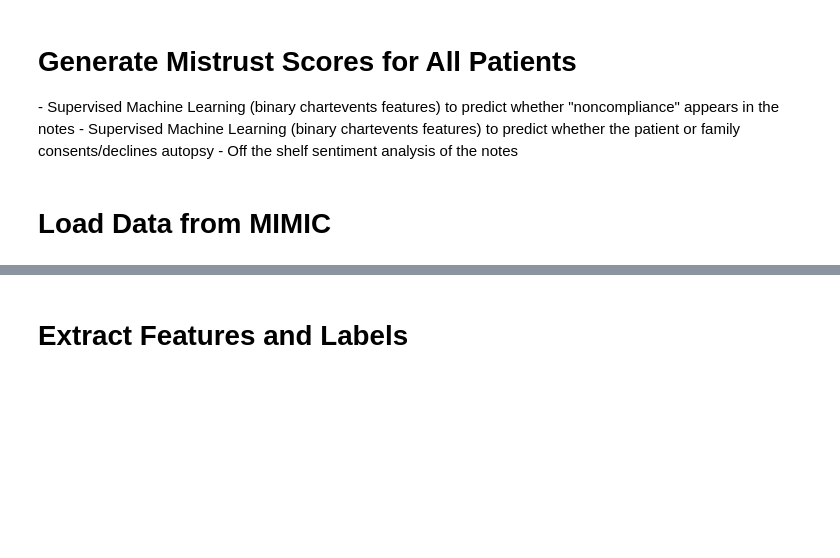
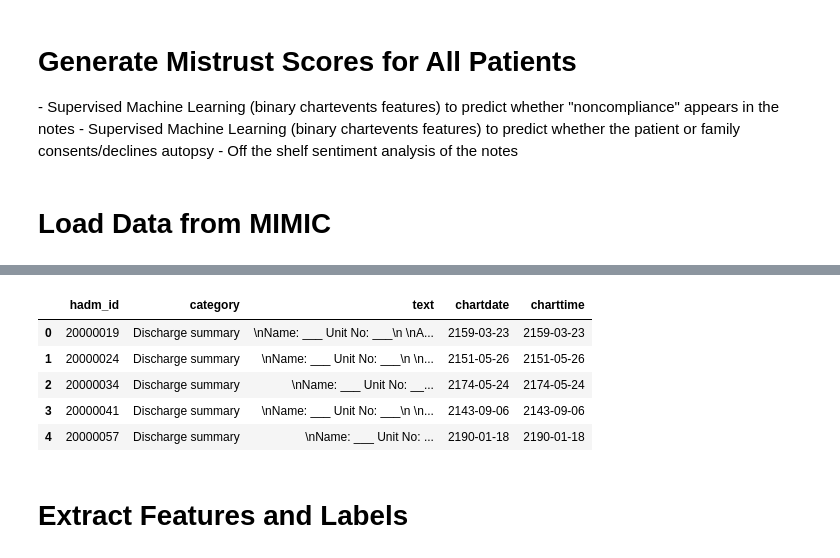
Before and after one commit to damphessian/eol-mistrust, a Jupyter notebook: code/trust.ipynb, the cells around one changed output, grey strips where cells are left out. Saved outputs shown, nothing was run; the diff lists cells and outputs as text; code cells hidden in the pictures; blank space fills up the shorter version.

```diff
--- a/code/trust.ipynb
+++ b/code/trust.ipynb
@@ -97,7 +97,7 @@ class LogisticRegression(_LR):
         )
 # %%
 # con = psycopg2.connect(dbname ='mimic', user='wboag', host="/var/run/postgresql")
-con = psycopg2.connect(dbname ='mimic', user='wboag', host="host.docker.internal", port="5432")
+con = psycopg2.connect(dbname='mimiciv', user='wboag', host="host.docker.internal", port="5432")
 cur = con.cursor()
 # %% [markdown]
 <h1>Load Data from MIMIC</h1>
@@ -187,13 +193,26 @@ print(strftime("%Y-%m-%d %H:%M:%S", gmtime()))
 print(strftime("%Y-%m-%d %H:%M:%S", gmtime()))
 notes_query = \
 """
-select distinct n.hadm_id,n.category,n.text,n.chartdate,n.charttime
-from mimiciii.noteevents n
-where iserror IS NULL --this is null in mimic 1.4, rather than empty space
-and hadm_id IS NOT NULL;
+select distinct
+    d.hadm_id,
+    'Discharge summary'::text as category,
+    d.text,
+    d.charttime::date as chartdate,
+    d.charttime
+from mimiciv_note.discharge d
+where d.hadm_id is not null
+union all
+select distinct
+    r.hadm_id,
+    'Radiology report'::text as category,
+    r.text,
+    r.charttime::date as chartdate,
+    r.charttime
+from mimiciv_note.radiology r
+where r.hadm_id is not null;
 """
 notes = pd.read_sql_query(notes_query, con)
 print(strftime("%Y-%m-%d %H:%M:%S", gmtime()))
 
-#notes.head()
+notes.head()
 # %% [output]
@@ -202,3 +221,9 @@ print(strftime("%Y-%m-%d %H:%M:%S", gmtime()))
+|  | hadm_id | category | text | chartdate | charttime |
+| 0 | 20000019 | Discharge summary | \nName: ___ Unit No: ___\n \nA... | 2159-03-23 | 2159-03-23 |
+| 1 | 20000024 | Discharge summary | \nName: ___ Unit No: ___\n \n... | 2151-05-26 | 2151-05-26 |
+| 2 | 20000034 | Discharge summary | \nName: ___ Unit No: __... | 2174-05-24 | 2174-05-24 |
+| 3 | 20000041 | Discharge summary | \nName: ___ Unit No: ___\n \n... | 2143-09-06 | 2143-09-06 |
+| 4 | 20000057 | Discharge summary | \nName: ___ Unit No: ... | 2190-01-18 | 2190-01-18 |
 # %% [markdown]
 <h1> Extract Features and Labels</h1>
 # %%
```
Also changed, not shown: parts of 9 cells of this notebook.
